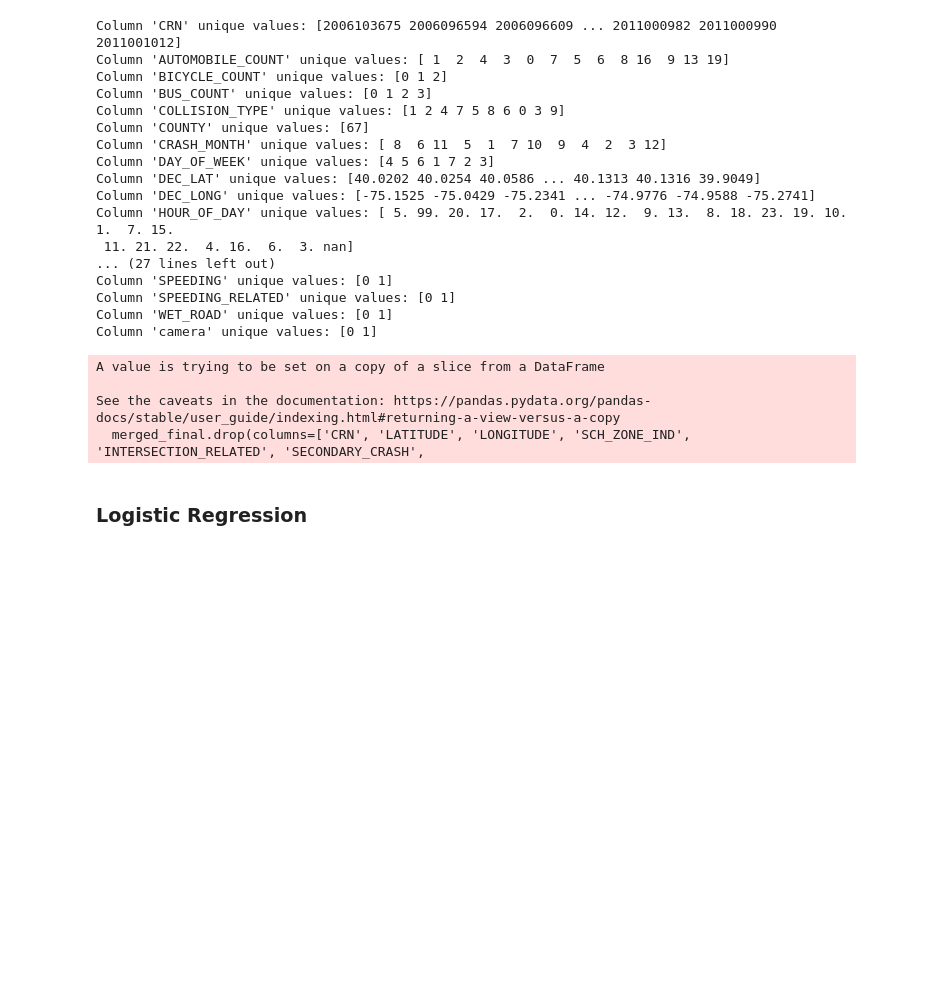
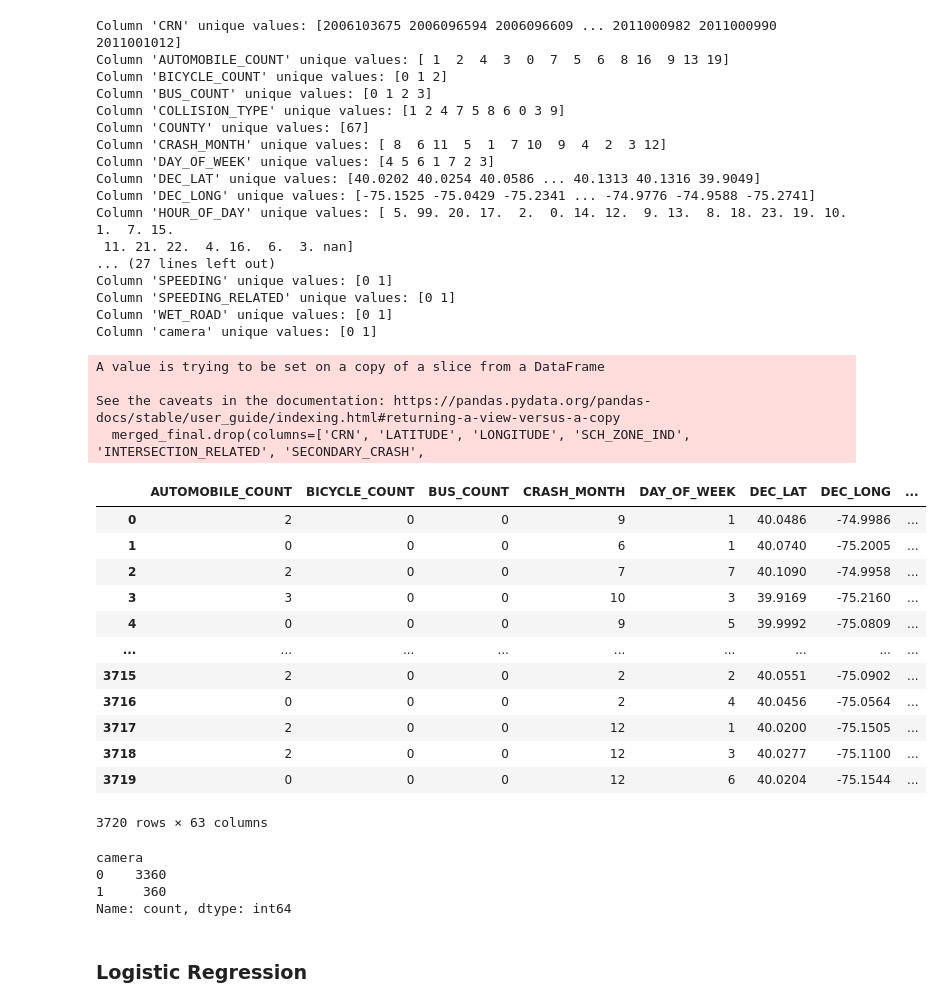
Before and after one commit to hahuynh1/Data-Science-ITS-Capstone, a Jupyter notebook: ITS.ipynb, the cells around one changed output. Drawn from its saved outputs; the diff is of its cells as text; code cells hidden in the pictures; blank space fills up the shorter version.

```diff
--- a/ITS.ipynb
+++ b/ITS.ipynb
@@ -411,3 +420,10 @@ A value is trying to be set on a copy of a slice from a DataFrame
 
 See the caveats in the documentation: https://pandas.pydata.org/pandas-docs/stable/user_guide/indexing.html#returning-a-view-versus-a-copy
   merged_final.drop(columns=['CRN', 'LATITUDE', 'LONGITUDE', 'SCH_ZONE_IND', 'INTERSECTION_RELATED', 'SECONDARY_CRASH',
+# %%
+# Drop specified values from each column
+merged_final = merged_final[(merged_final['COLLISION_TYPE'] != 9) &
+                            (merged_final['ILLUMINATION'] != 8) &
+                            (merged_final['LOCATION_TYPE'] != 0) &
+                            (merged_final['LOCATION_TYPE'] != 99) &
+                            (merged_final['RELATION_TO_ROAD'] != 9)]
@@ -414,3 +450,27 @@ See the caveats in the documentation: https://pandas.pydata.org/pandas-docs/stab
+# %%
+merged_final
+# %% [output]
+|  | AUTOMOBILE_COUNT | BICYCLE_COUNT | BUS_COUNT | CRASH_MONTH | DAY_OF_WEEK | DEC_LAT | DEC_LONG | ... |
+| 0 | 2 | 0 | 0 | 9 | 1 | 40.0486 | -74.9986 | ... |
+| 1 | 0 | 0 | 0 | 6 | 1 | 40.0740 | -75.2005 | ... |
+| 2 | 2 | 0 | 0 | 7 | 7 | 40.1090 | -74.9958 | ... |
+| 3 | 3 | 0 | 0 | 10 | 3 | 39.9169 | -75.2160 | ... |
+| 4 | 0 | 0 | 0 | 9 | 5 | 39.9992 | -75.0809 | ... |
+| ... | ... | ... | ... | ... | ... | ... | ... | ... |
+| 3715 | 2 | 0 | 0 | 2 | 2 | 40.0551 | -75.0902 | ... |
+| 3716 | 0 | 0 | 0 | 2 | 4 | 40.0456 | -75.0564 | ... |
+| 3717 | 2 | 0 | 0 | 12 | 1 | 40.0200 | -75.1505 | ... |
+| 3718 | 2 | 0 | 0 | 12 | 3 | 40.0277 | -75.1100 | ... |
+| 3719 | 0 | 0 | 0 | 12 | 6 | 40.0204 | -75.1544 | ... |
+3720 rows × 63 columns
+# %%
+camera_counts = merged_final['camera'].value_counts()
+print(camera_counts)
+# %% [output]
+camera
+0    3360
+1     360
+Name: count, dtype: int64
 # %% [markdown]
 ### Logistic Regression
 # %%
```
Also changed, not shown: parts of 33 cells of this notebook.
